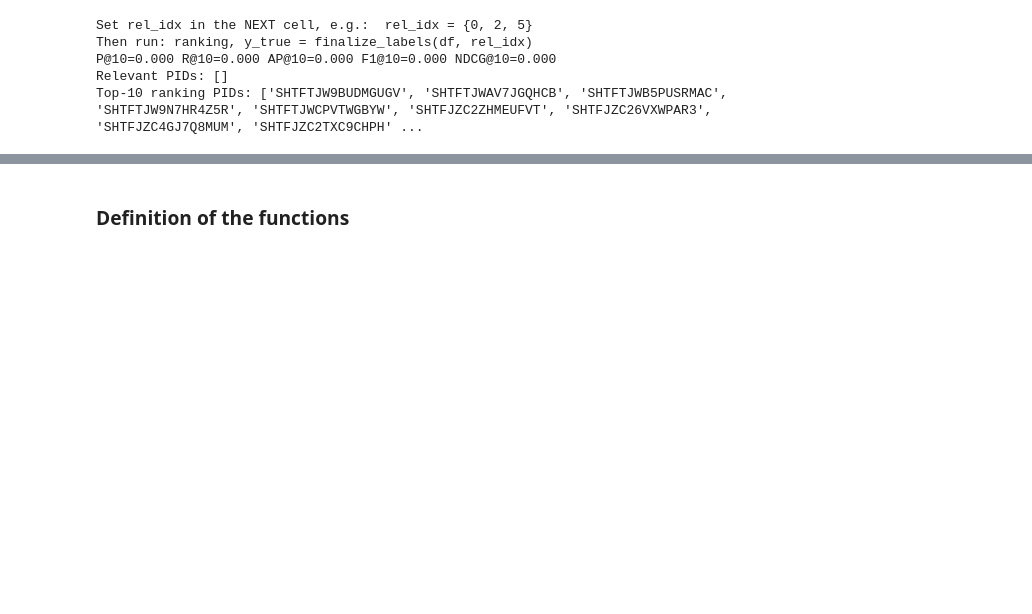
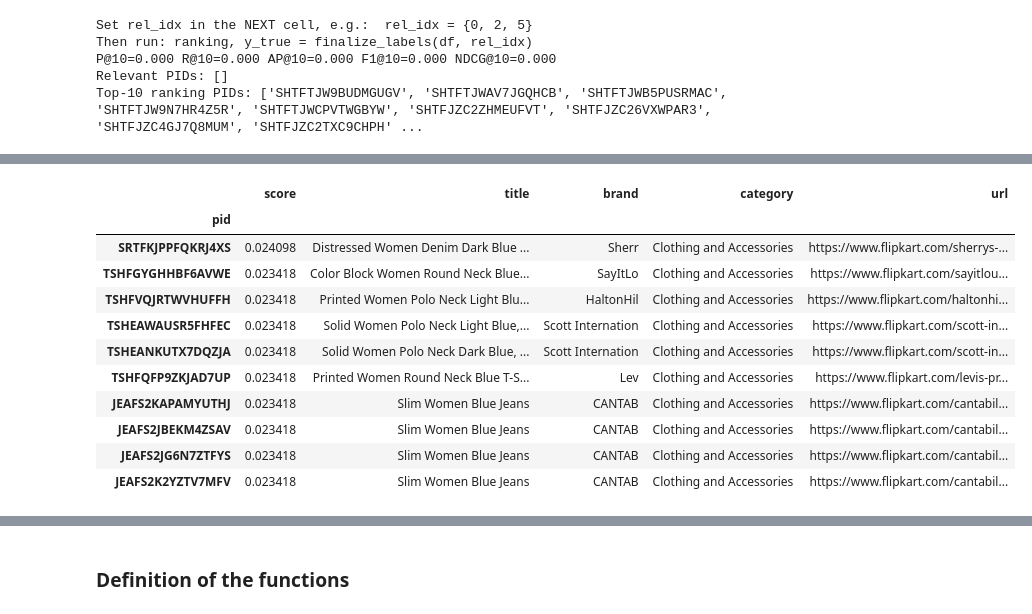
Before and after one commit to jordiestevee/irwa-search-engine-g_019, a Jupyter notebook: project_progress/part_3/Ranking_and_Filtering.ipynb, the cells around one changed output, grey strips where cells are left out. Drawn from its saved outputs; the diff is of its cells as text; code cells hidden in the pictures; blank space fills up the shorter version.

```diff
--- a/project_progress/part_3/Ranking_and_Filtering.ipynb
+++ b/project_progress/part_3/Ranking_and_Filtering.ipynb
@@ -649,0 +698,47 @@ Top-10 ranking PIDs: ['SHTFTJW9BUDMGUGV', 'SHTFTJWAV7JGQHCB', 'SHTFTJWB5PUSRMAC'
+# %%
+# --- Part 3.2: BM25 Ranking ---
+
+import math
+from collections import Counter
+
+def bm25_rank(query, postings, idf, k1=1.5, b=0.75, top_k=20):
+    tokens = query.lower().split()
+    N = len({pid for plist in postings.values() for pid, _ in plist})
+    avgdl = np.mean([sum(freq for _, freq in plist) for plist in postings.values()]) / max(N,1)
+    scores = Counter()
+    doc_lens = Counter()
+
+    for term in tokens:
+        if term not in postings:
+            continue
+        df = len(postings[term])
+        term_idf = math.log(1 + (N - df + 0.5) / (df + 0.5))
+        for pid, tf in postings[term]:
+            doc_lens[pid] += tf
+            denom = tf + k1 * (1 - b + b * (doc_lens[pid] / (avgdl or 1)))
+            scores[pid] += term_idf * (tf * (k1 + 1)) / denom
+
+    ranked = sorted(scores.items(), key=lambda x: x[1], reverse=True)[:top_k]
+    return ranked
+
+
+# 🔍 Example
+query_example = "men slim jeans blue"
+results_bm25 = bm25_rank(query_example, postings, idf, top_k=10)
+
+pd.DataFrame(results_bm25, columns=["pid", "score"]).set_index("pid").join(
+    products_df[["title", "brand", "category", "url"]]
+)
+# %% [output]
+|  | score | title | brand | category | url |
+| pid |  |  |  |  |  |
+| SRTFKJPPFQKRJ4XS | 0.024098 | Distressed Women Denim Dark Blue ... | Sherr | Clothing and Accessories | https://www.flipkart.com/sherrys-... |
+| TSHFGYGHHBF6AVWE | 0.023418 | Color Block Women Round Neck Blue... | SayItLo | Clothing and Accessories | https://www.flipkart.com/sayitlou... |
+| TSHFVQJRTWVHUFFH | 0.023418 | Printed Women Polo Neck Light Blu... | HaltonHil | Clothing and Accessories | https://www.flipkart.com/haltonhi... |
+| TSHEAWAUSR5FHFEC | 0.023418 | Solid Women Polo Neck Light Blue,... | Scott Internation | Clothing and Accessories | https://www.flipkart.com/scott-in... |
+| TSHEANKUTX7DQZJA | 0.023418 | Solid Women Polo Neck Dark Blue, ... | Scott Internation | Clothing and Accessories | https://www.flipkart.com/scott-in... |
+| TSHFQFP9ZKJAD7UP | 0.023418 | Printed Women Round Neck Blue T-S... | Lev | Clothing and Accessories | https://www.flipkart.com/levis-pr... |
+| JEAFS2KAPAMYUTHJ | 0.023418 | Slim Women Blue Jeans | CANTAB | Clothing and Accessories | https://www.flipkart.com/cantabil... |
+| JEAFS2JBEKM4ZSAV | 0.023418 | Slim Women Blue Jeans | CANTAB | Clothing and Accessories | https://www.flipkart.com/cantabil... |
+| JEAFS2JG6N7ZTFYS | 0.023418 | Slim Women Blue Jeans | CANTAB | Clothing and Accessories | https://www.flipkart.com/cantabil... |
+| JEAFS2K2YZTV7MFV | 0.023418 | Slim Women Blue Jeans | CANTAB | Clothing and Accessories | https://www.flipkart.com/cantabil... |
```
Also changed, not shown: parts of 31 cells of this notebook.
